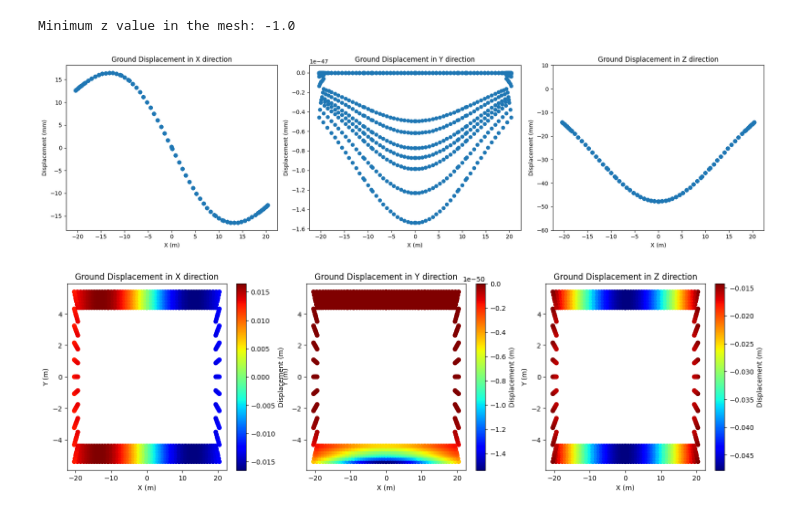
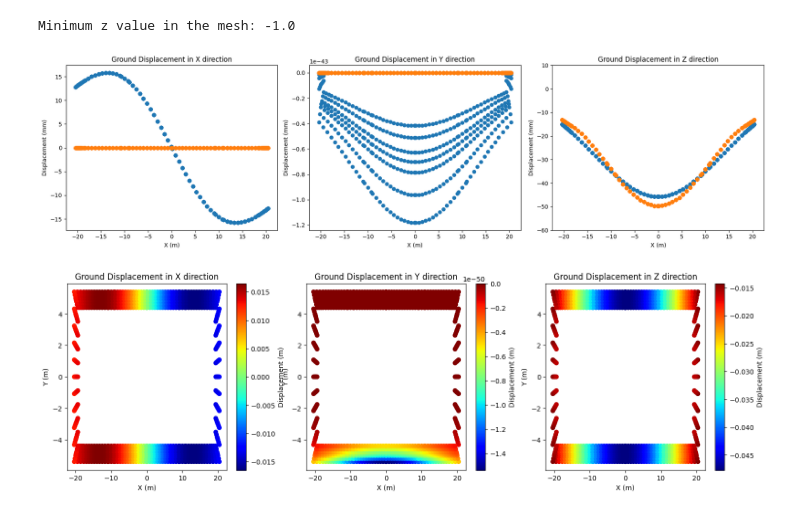
Before and after one commit to jinyan1214/ASREp, a Jupyter notebook: Examples/3DBearingWalls/zhao_2023_validation.ipynb, the cells around one changed output. Drawn from its saved outputs; the diff is of its cells as text; code cells hidden in the pictures.

```diff
--- a/Examples/3DBearingWalls/zhao_2023_validation.ipynb
+++ b/Examples/3DBearingWalls/zhao_2023_validation.ipynb
@@ -28,34 +29,42 @@ print(f"Minimum z value in the mesh: {min_z}")
 groundNodeInd = np.where(wholeNodesXYZ[:, 2] == min_z)[0]  # indices of ground nodes
 x = wholeNodesXYZ[groundNodeInd, 0]
 y = wholeNodesXYZ[groundNodeInd, 1]
-# z = wholeNodesXYZ[groundNodeInd, 2]
-z = np.zeros_like(x)  # set z to zero for ground surface
+z = wholeNodesXYZ[groundNodeInd, 2]
 vl = 1.65/100.0
 d = 11.0
-z0 = 23.0
+z0 = 23.0 - 1.0 # The 1.0 is to model the embedding of building foundation
 ys = 200.0 # assume the tunnel has fully passed the building
 yf = -200.0 # assume the tunnel start point is far away from the building
 k = 0.57
 delta = 0.3
 u_x, u_y, u_z = gdm.ground_disp_Zhao_2023(x, y, z, vl, d, z0, ys, yf, k, delta)
+
+u_z_yiu_raw = loadmat(os.path.join(input_dir, "Yiu_GF.mat"))['Yiu_GF']
+f = interpolate.interp1d(u_z_yiu_raw[:,0], u_z_yiu_raw[:,1])
+u_z_yiu = -f(x)/1000.0
+u_x_yiu = x / (z0 - z) * u_z_yiu
+u_y_yiu = np.zeros_like(u_z_yiu)
 # %% [output]
 Minimum z value in the mesh: -1.0
 # %%
 # Plot the ground displacements
 fig, axes = plt.subplots(1, 3, figsize=(18, 5))
 axes[0].scatter(x, u_x*1000)
+axes[0].scatter(x, u_x_yiu*1000)
 axes[0].set_title("Ground Displacement in X direction")
 axes[1].scatter(x, u_y*1000)
+axes[1].scatter(x, u_y_yiu*1000)
 axes[1].set_title("Ground Displacement in Y direction")
 axes[2].scatter(x, u_z*1000)
+axes[2].scatter(x, u_z_yiu*1000)
 axes[2].set_title("Ground Displacement in Z direction")
 axes[2].set_ylim([-60, 10])
 for ax in axes:
     ax.set_xlabel("X (m)")
     ax.set_ylabel("Displacement (mm)")
 plt.tight_layout()
 # %% [output]
-[figure, old version]
+[figure, new version]
 # %%
 # Plot the ground displacements
 fig, axes = plt.subplots(1, 3, figsize=(18, 5))
```
Also changed, not shown: parts of 1 cell of this notebook, 28 other files.
